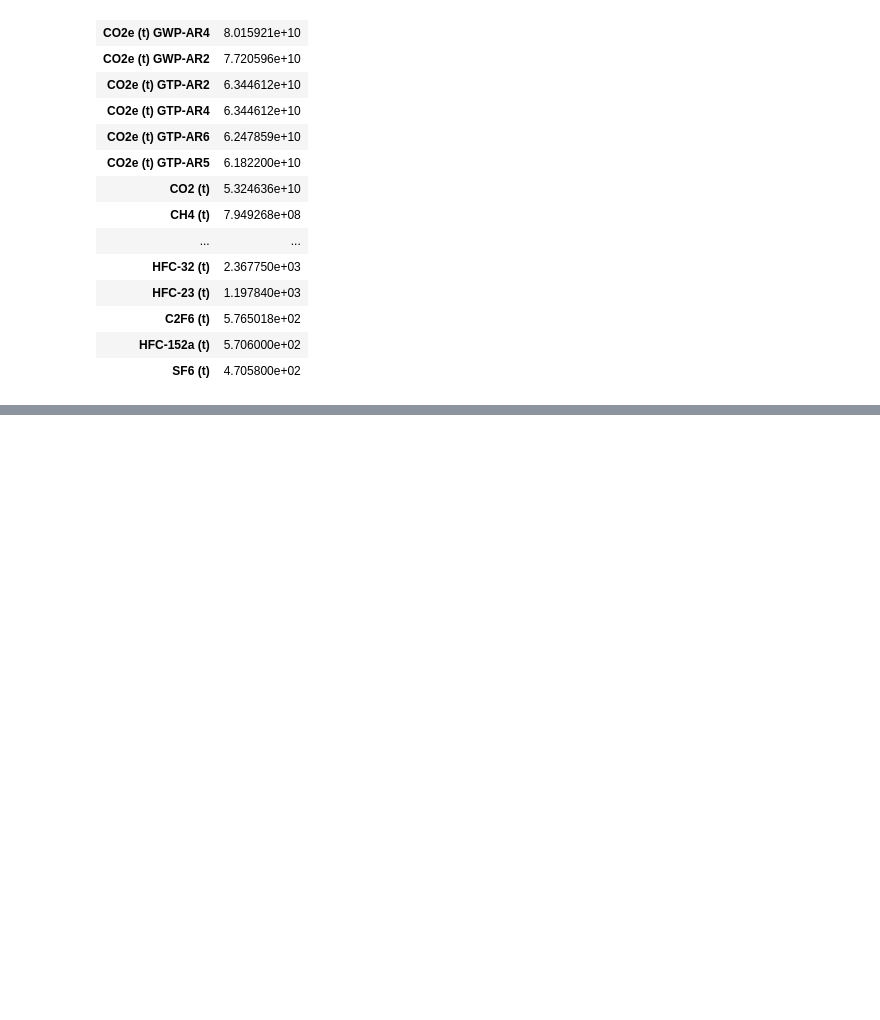
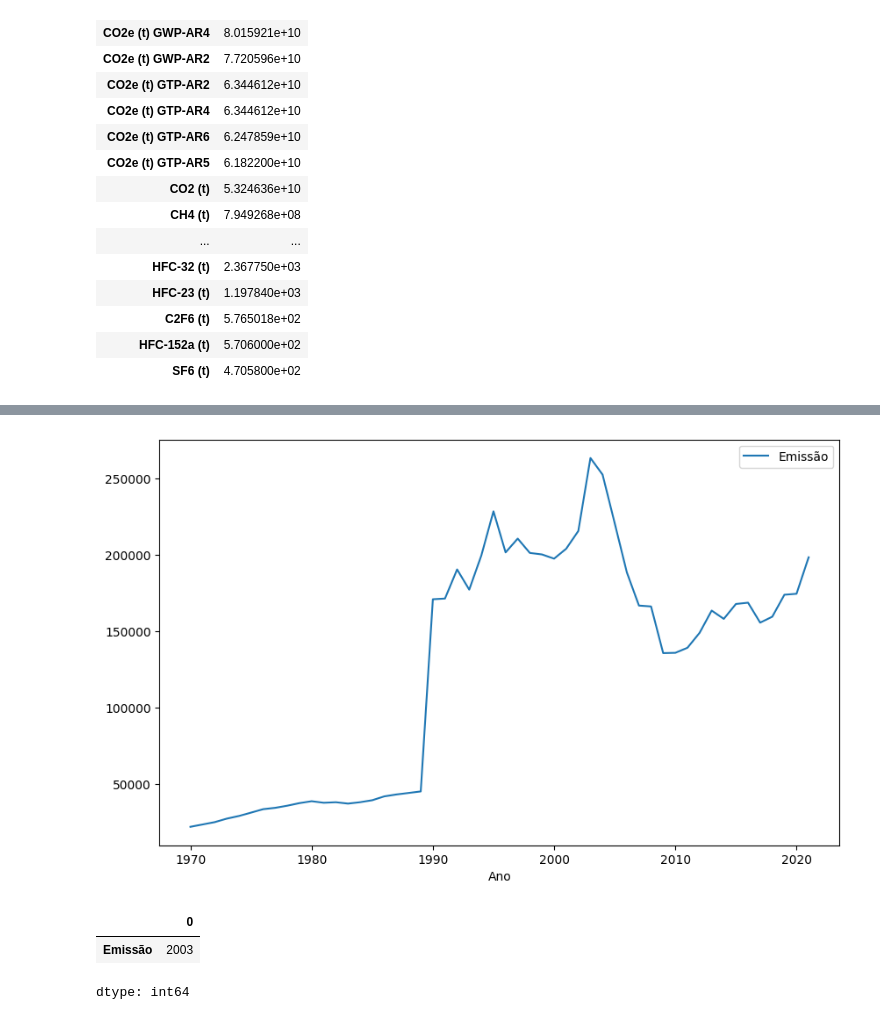
Before and after one commit to maarantesfazenda/python_datascience_alura, a Jupyter notebook: Pandas_Selecionando_e_Agrupando_Dados.ipynb, the cells around one changed output, grey strips where cells are left out. Cells and saved outputs as stored; diff of their text form; code cells hidden in the pictures; blank space fills up the shorter version.

```diff
--- a/Pandas_Selecionando_e_Agrupando_Dados.ipynb
+++ b/Pandas_Selecionando_e_Agrupando_Dados.ipynb
@@ -353,0 +578,10 @@ emissao_por_gas
+# %%
+emissoes_por_ano.groupby('Ano')[['Emissão']].mean().plot(figsize=(10,6));
+# %% [output]
+[figure, added]
+# %%
+emissoes_por_ano.groupby('Ano')[['Emissão']].mean().idxmax()
+# %% [output]
+|  | 0 |
+| Emissão | 2003 |
+dtype: int64
```
Also changed, not shown: parts of 23 cells of this notebook.
